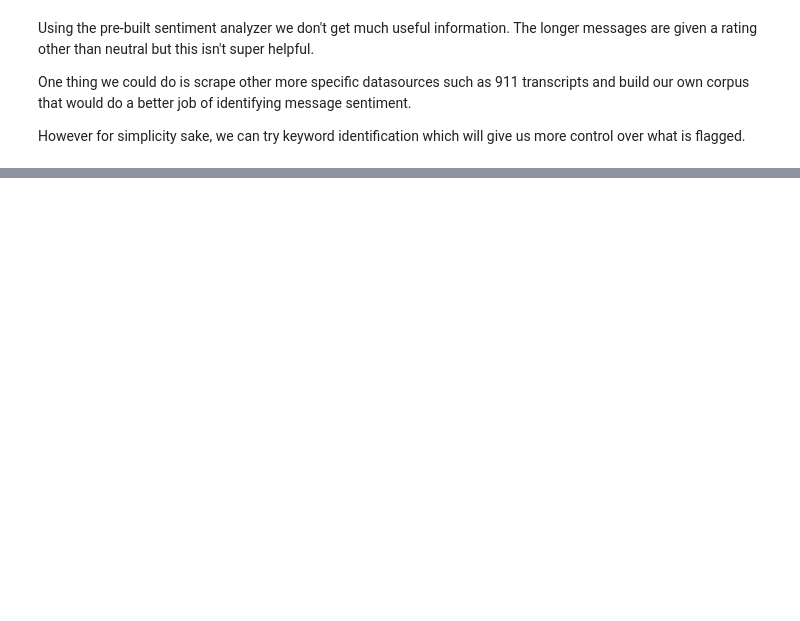
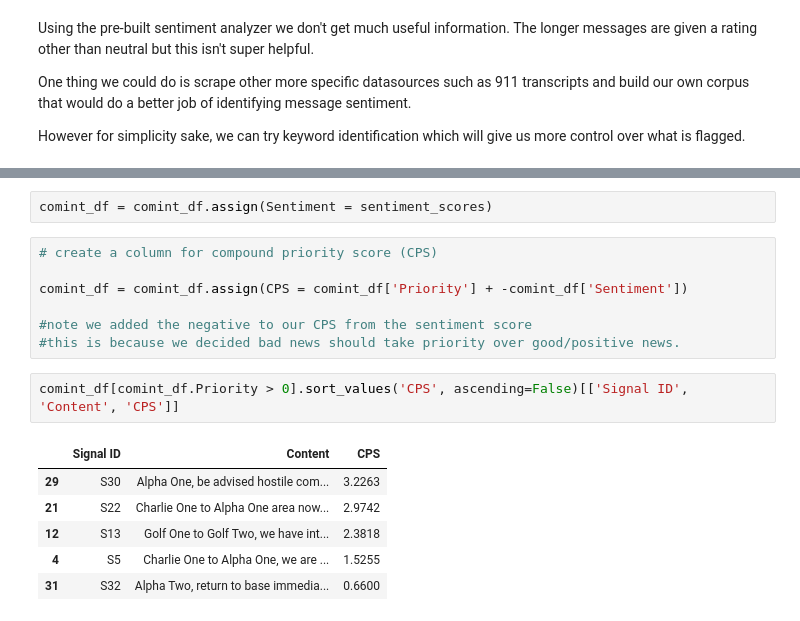
Before and after one commit to ggsmith842/sigint-analysis, a Jupyter notebook: initial_analysis.ipynb, the cells around one changed output, grey strips where cells are left out. Cells and saved outputs as stored; diff of their text form; blank space fills up the shorter version.

```diff
--- a/initial_analysis.ipynb
+++ b/initial_analysis.ipynb
@@ -387,0 +402,18 @@ comint_df[comint_df.Priority == 0].sort_values('Priority', ascending=False)[['Si
+# %%
+comint_df = comint_df.assign(Sentiment = sentiment_scores)
+# %%
+# create a column for compound priority score (CPS)
+
+comint_df = comint_df.assign(CPS = comint_df['Priority'] + -comint_df['Sentiment'])
+
+#note we added the negative to our CPS from the sentiment score
+#this is because we decided bad news should take priority over good/positive news.
+# %%
+comint_df[comint_df.Priority > 0].sort_values('CPS', ascending=False)[['Signal ID', 'Content', 'CPS']]
+# %% [output]
+|  | Signal ID | Content | CPS |
+| 29 | S30 | Alpha One, be advised hostile com... | 3.2263 |
+| 21 | S22 | Charlie One to Alpha One area now... | 2.9742 |
+| 12 | S13 | Golf One to Golf Two, we have int... | 2.3818 |
+| 4 | S5 | Charlie One to Alpha One, we are ... | 1.5255 |
+| 31 | S32 | Alpha Two, return to base immedia... | 0.6600 |
```
Also changed, not shown: parts of 24 cells of this notebook, 1 other file.
